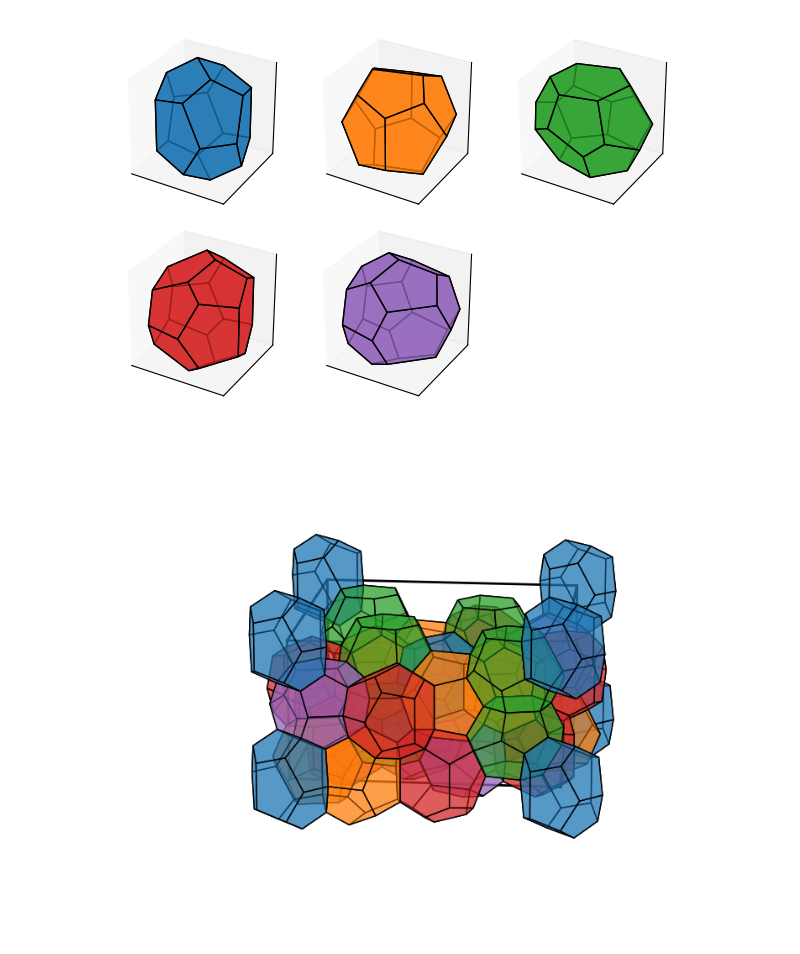
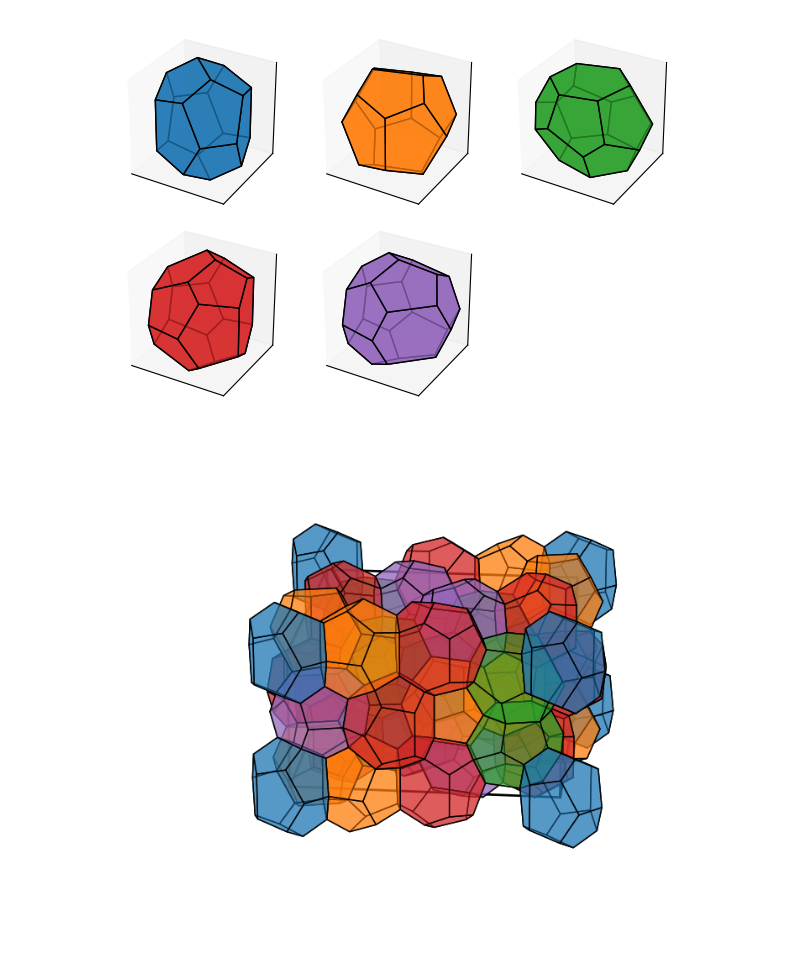
Before and after one commit to ch-tung/QC_scattering, a Jupyter notebook: test_FK-sigma_ca_ratio_voronoi.ipynb, the cells around one changed output. Cells and saved outputs as stored; diff of their text form; code cells hidden in the pictures.

Commit message:
render stacked Voronoi cells

```diff
--- a/test_FK-sigma_ca_ratio_voronoi.ipynb
+++ b/test_FK-sigma_ca_ratio_voronoi.ipynb
@@ -314,7 +314,7 @@ plt.show()
 # %%
 n_x = 1
 n_y = 1
-n_layers = 1
+n_layers = 2
 
 # Choose c/a ratio here
 r_ca = [228/431]
@@ -367,8 +367,9 @@ fig = plt.figure(figsize=(8,6))
 ax = fig.add_subplot(1, 1, 1, projection='3d')
 ax.set_box_aspect([l,l,l_c])
 
-points_list = []
 for i_cell in range(len(points)):
+    if points[i_cell,2]>l_c*1.01:
+        continue
     vertices = np.array(list_vertices[i_cell])
     v_cm = np.mean(vertices,axis=0)
     vertices = vertices
@@ -377,7 +378,6 @@ for i_cell in range(len(points)):
     i_type = np.argmin(np.abs(unique_volume_reduced-volume))
 
     # ax.plot(points[i_cell,0],points[i_cell,1],points[i_cell,2],'k.',markersize=10)
-    points_list.append(points[i])
 
     for i_faces, face in enumerate(faces):
         vertices_face_list = vertices[face['vertices']].tolist()
@@ -387,7 +387,7 @@ for i_cell in range(len(points)):
 
         ax.add_collection3d(collection_v)
 
-i_cell = 16
+i_cell = np.argmin(np.sum(points**2,axis=1))
 vertices = np.array(list_vertices[i_cell])
 v_cm = np.mean(vertices,axis=0)
 vertices = vertices
@@ -395,35 +395,34 @@ faces = list_faces[i_cell]
 volume = list_volume_reduced[i_cell]
 i_type = np.argmin(np.abs(unique_volume_reduced-volume))
 
-c_list = [[l,0,0],[0,l,0],[0,0,l_c],[l,l,0],[0,l,l_c],[l,0,l_c],[l,l,l_c]]
+c_list = [[l,0,0],[0,l,0],[l,l,0],[0,l,l_c],[l,0,l_c],[l,l,l_c]]
 
 for c in c_list:
     # ax.plot(c_list[0],c_list[1],c_list[2],'k.',markersize=10)
-    points_list.append(c)
 
     for i_faces, face in enumerate(faces):
         vertices_face_list = vertices[face['vertices']].tolist()
         pgs = [list(tuple(x for x in v) for v in np.array(vertices_face_list)+c)]
         collection_v = Poly3DCollection(pgs,
                                         facecolors=colors[i_type], linewidths=1, edgecolors='k', alpha=.5)
 
         ax.add_collection3d(collection_v)
 
 ax.plot([0,l,l,0,0],[0,0,l,l,0],[0,0,0,0,0],'-k',lw=2)
 ax.plot([0,l,l,0,0],[0,0,l,l,0],[l_c,l_c,l_c,l_c,l_c],'-k',lw=2)
 ax.plot([0,0,0,0,0],[0,0,l,l,0],[0,l_c,l_c,0,0],'-k',lw=2)
 ax.plot([l,l,l,l,l],[0,0,l,l,0],[0,l_c,l_c,0,0],'-k',lw=2)
 
 ax.set_xlim(0-l/10,l+l/1/10)
 ax.set_ylim(0-l/10,l+l/1/10)
 ax.set_zlim(0-l_c/10,l_c+l_c/1/10)
 ax.set_xticks([])
 ax.set_yticks([])
 ax.set_zticks([])
-ax.view_init(elev=15, azim=-84)
+ax.view_init(elev=20, azim=-84)
 ax.axis('off')
 
 plt.tight_layout()
 plt.show()
 # %% [output]
-[figure, old version]
+[figure, new version]
```
